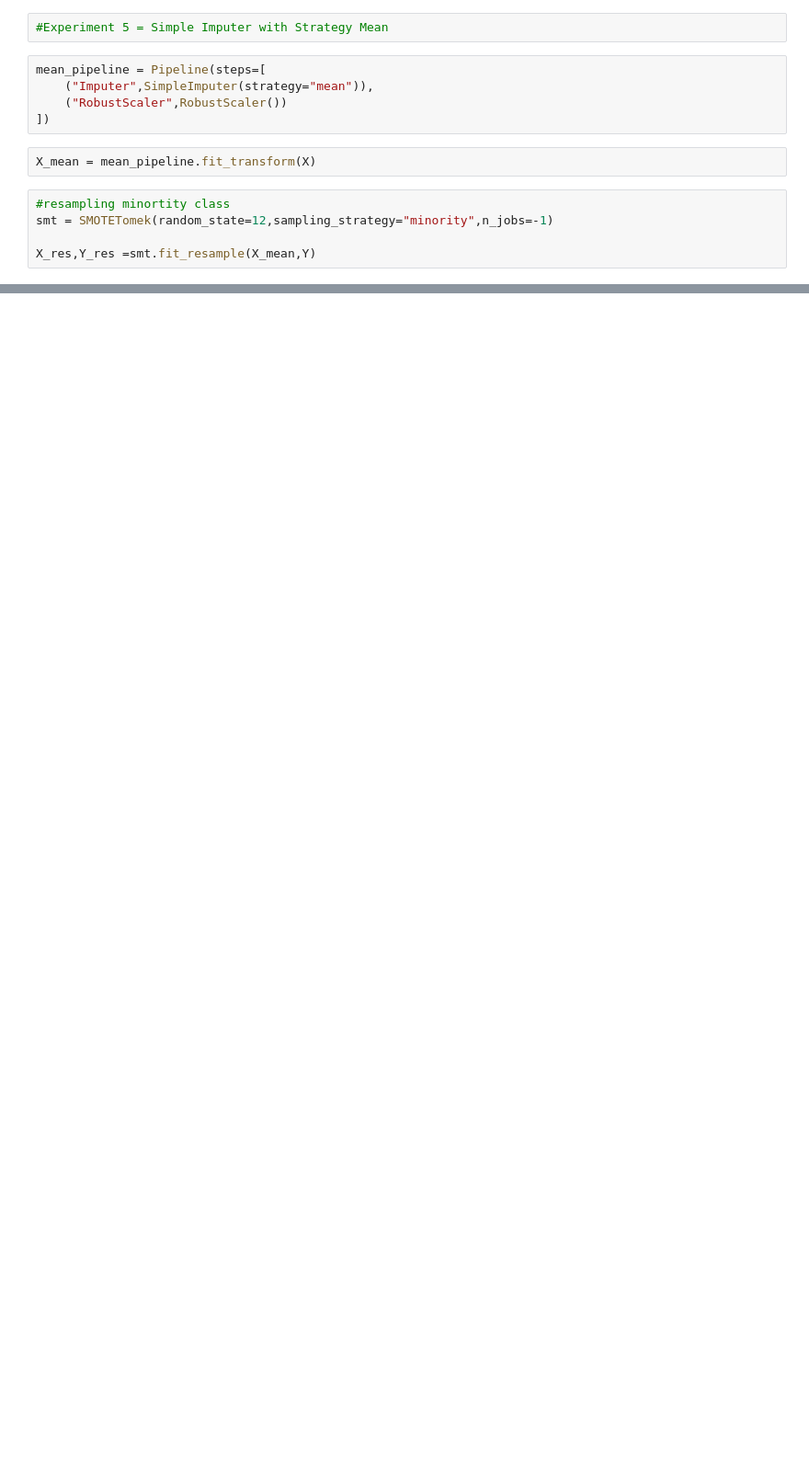
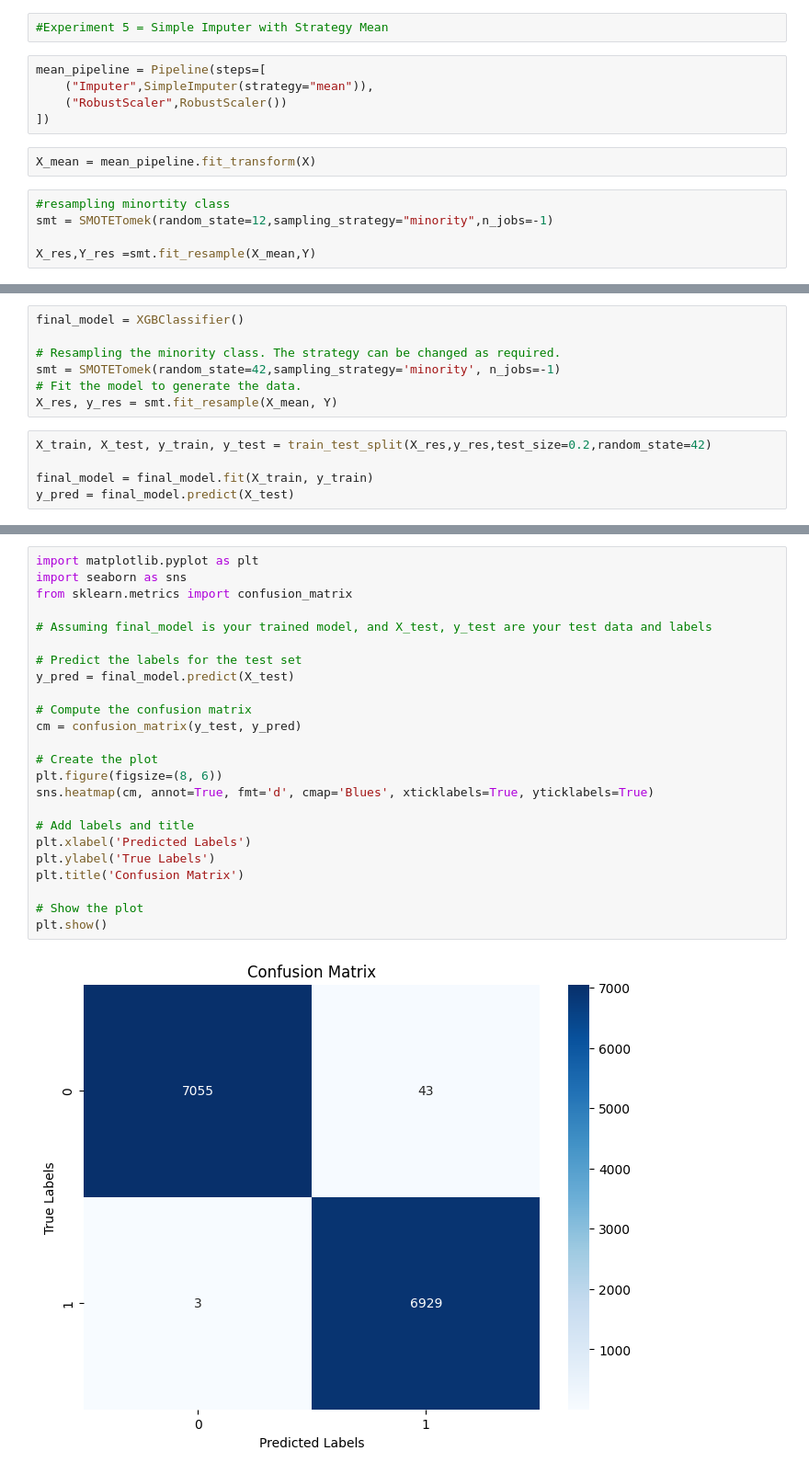
Before and after one commit to prabhakarsharma-pythonaire/live-sensor-fault-detection, a Jupyter notebook: experiments/experiment.ipynb, the cells around one changed output, grey strips where cells are left out. Shown at 92% size. Saved outputs shown, nothing was run; the diff lists cells and outputs as text; blank space fills up the shorter version.

```diff
--- a/experiments/experiment.ipynb
+++ b/experiments/experiment.ipynb
@@ -544,0 +699,12 @@ report_mean
+# %%
+final_model = XGBClassifier()
+
+# Resampling the minority class. The strategy can be changed as required.
+smt = SMOTETomek(random_state=42,sampling_strategy='minority', n_jobs=-1)
+# Fit the model to generate the data.
+X_res, y_res = smt.fit_resample(X_mean, Y)
+# %%
+X_train, X_test, y_train, y_test = train_test_split(X_res,y_res,test_size=0.2,random_state=42)
+
+final_model = final_model.fit(X_train, y_train)
+y_pred = final_model.predict(X_test)
@@ -544,0 +721,26 @@ report_mean
+# %%
+import matplotlib.pyplot as plt
+import seaborn as sns
+from sklearn.metrics import confusion_matrix
+
+# Assuming final_model is your trained model, and X_test, y_test are your test data and labels
+
+# Predict the labels for the test set
+y_pred = final_model.predict(X_test)
+
+# Compute the confusion matrix
+cm = confusion_matrix(y_test, y_pred)
+
+# Create the plot
+plt.figure(figsize=(8, 6))
+sns.heatmap(cm, annot=True, fmt='d', cmap='Blues', xticklabels=True, yticklabels=True)
+
+# Add labels and title
+plt.xlabel('Predicted Labels')
+plt.ylabel('True Labels')
+plt.title('Confusion Matrix')
+
+# Show the plot
+plt.show()
+# %% [output]
+[figure, added]
```
Also changed, not shown: parts of 28 cells of this notebook, 33 other files.
